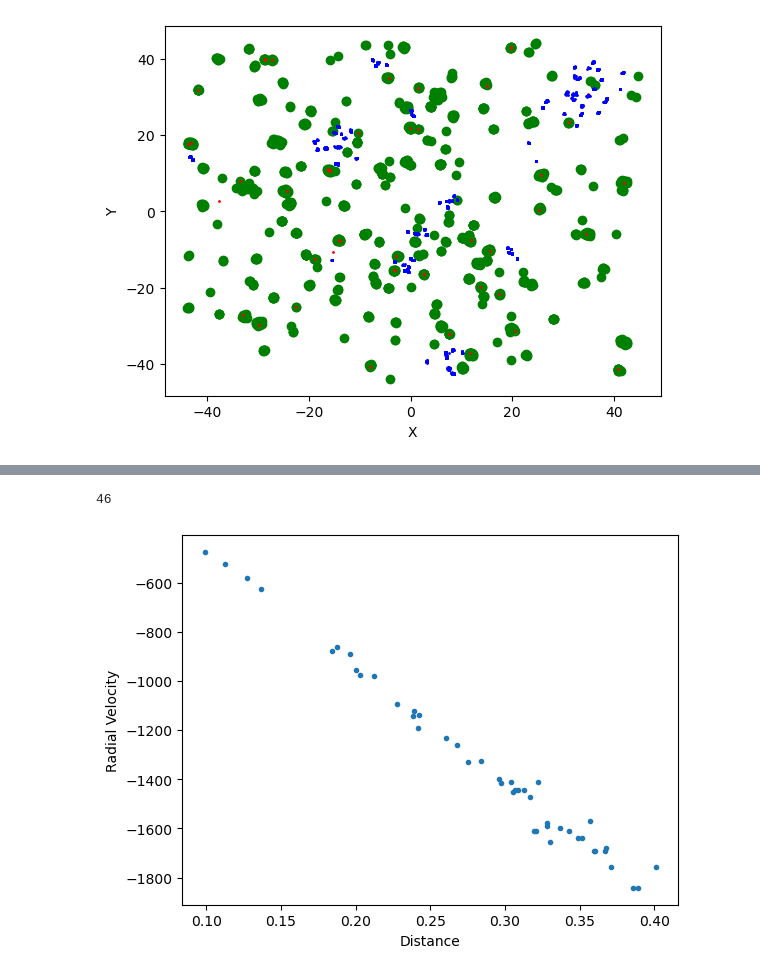
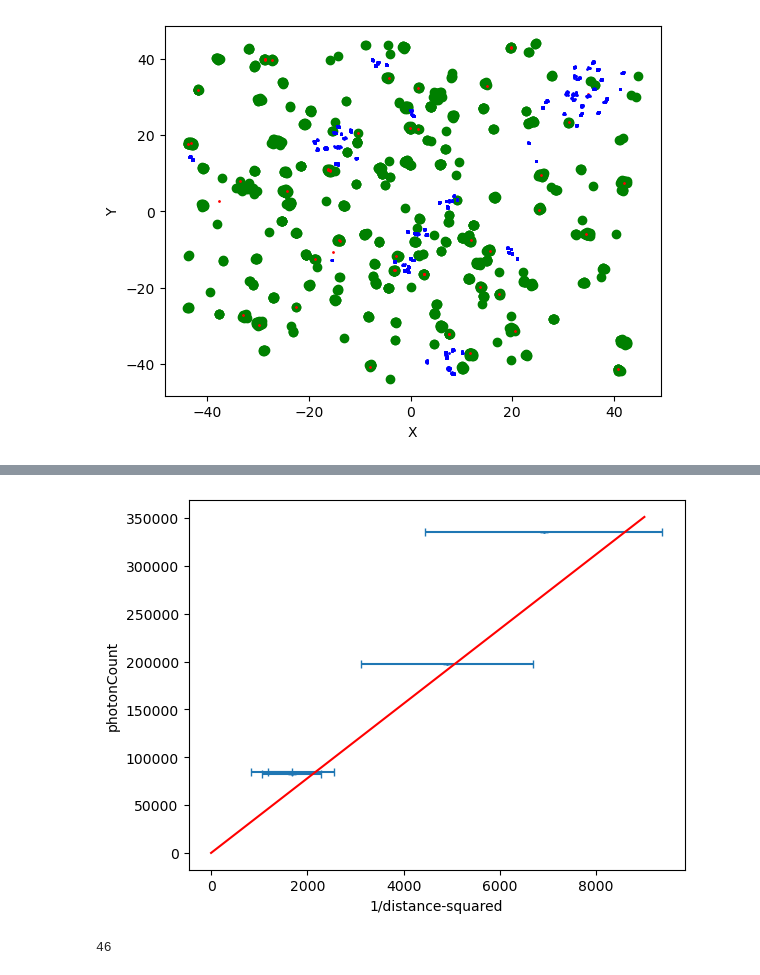
Before and after one commit to nicomii/astro_ladder, a Jupyter notebook: X-rayFlash.ipynb, the cells around one changed output, grey strips where cells are left out. Cells and saved outputs as stored; diff of their text form; code cells hidden in the pictures.

```diff
--- a/X-rayFlash.ipynb
+++ b/X-rayFlash.ipynb
@@ -65,6 +104,7 @@ for star in range(0, l):
     #find home galaxy
     answer=home(gx, gy, bx, by, length) #returns index of home galaxy
     gdlist[answer]=vdlist[star]
+    gddlist[answer]=vddlist[star]
 # %%
 #identify k closest flashes
 k=7
@@ -75,7 +115,8 @@ hfx = highestFlashes['X'].to_numpy()
 hfy = highestFlashes['Y'].to_numpy()
 hfi=highestFlashes['I'].to_numpy()
 photonCountList = highestFlashes['PhotonCount'].to_numpy()
-hfdlist =[0]*k
+hfdlist =[0]*k #high flash distance list
+hfddlist =[0]*k  #uncertainty in high flash distance list
 # %%
 #identify a home galaxy for each of the highest flashes
 
@@ -89,6 +130,8 @@ for i in range(0, k):
 
     #distance of the xray flash= distance of closest galaxy
     hfdlist[i]=gdlist[identifier]
+    hfddlist[i]=gddlist[identifier]
 
 print(hfdlist)
+print(hfddlist)
 # %% [output]
@@ -128,0 +140,24 @@ plt.show()
+# %%
+#plot distance versus photon count for highest x-ray flashes
+graphdf = pd.DataFrame(data=[hfdlist, photonCountList, hfddlist], index=['hfdlist', 'plist','hfddlist' ]).T
+graphdf.query('hfdlist>0', inplace=True)
+print(graphdf)
+
+dlist= graphdf['hfdlist'].to_numpy()
+ddlist = graphdf['hfddlist'].to_numpy()
+plist = graphdf['plist'].to_numpy()
+
+z=len(dlist)
+qlist=[0.0]*z
+dqlist=[0.0]*z
+xlist=[0.0]*z
+dxlist=[0.0]*z
+
+qlist=dlist**2
+dqlist=ddlist*2*dlist
+
+xlist=1/qlist
+dxlist=(dqlist/qlist)*xlist
+
+print(xlist)
+print(dxlist)
@@ -129,9 +173,34 @@ plt.show()
+# %%
+#plot line and find gradient m
+
+dp=0 #no uncertainty in photon count
+
+fit=monte_carlo(xlist, dxlist, plist, dp, 10000)
+
+x=numpy.linspace(0, 9000, 500)
+y=x*fit[0]
+
+plt.errorbar(xlist, plist, dp, dxlist, fmt='o', markersize=1, capsize=3)
+plt.plot(x,y,'-r')
+plt.xlabel("1/distance-squared")
+plt.ylabel("photonCount")
+plt.show()
+# %% [output]
+[figure, added]
 # %%
 #new flashData column distance
-fXlist= fp/m
-fdlist=numpy.sqrt(1/fXlist)
+fxlist= fp/fit[0]
+fdxlist= fxlist*(fit[1]/fit[0])
+
+rlist=numpy.sqrt(fxlist)
+drlist=fdxlist/(2*rlist)
+
+fdlist=1/rlist
+fddlist=(drlist/rlist)*fdlist
 
 newgdlist=[0.0]*length
+newgddlist=[0.0]*length #uncertainty in galaxy distance
+
 #find galaxy for each flash
 for q in range(0, n):
     #get coords of x-ray flash
@@ -142,19 +211,12 @@ for q in range(0, n):
 
     #save distance for each galaxy
     newgdlist[p]=fdlist[q]
+    newgddlist[p]=fddlist[q]
 
 #filter galaxies with distance greater than 0
 gData['Distance'] = newgdlist
-gData.query('Distance>0.05', inplace=True)
-print(len(gData.index))
-
-DistanceList = gData['Distance'].to_numpy()
-VelocityList = gData['RadialVelocity'].to_numpy()
-
-plt.plot(DistanceList,VelocityList,'.')
-plt.xlabel("Distance")
-plt.ylabel("Radial Velocity")
-plt.show()
+gData['dDistance'] = newgddlist
+finalData=gData.query('Distance>0.05')
+print(len(finalData.index))
 # %% [output]
 46
-[figure, removed]
```
Also changed, not shown: parts of 8 cells of this notebook, 1 other file.
